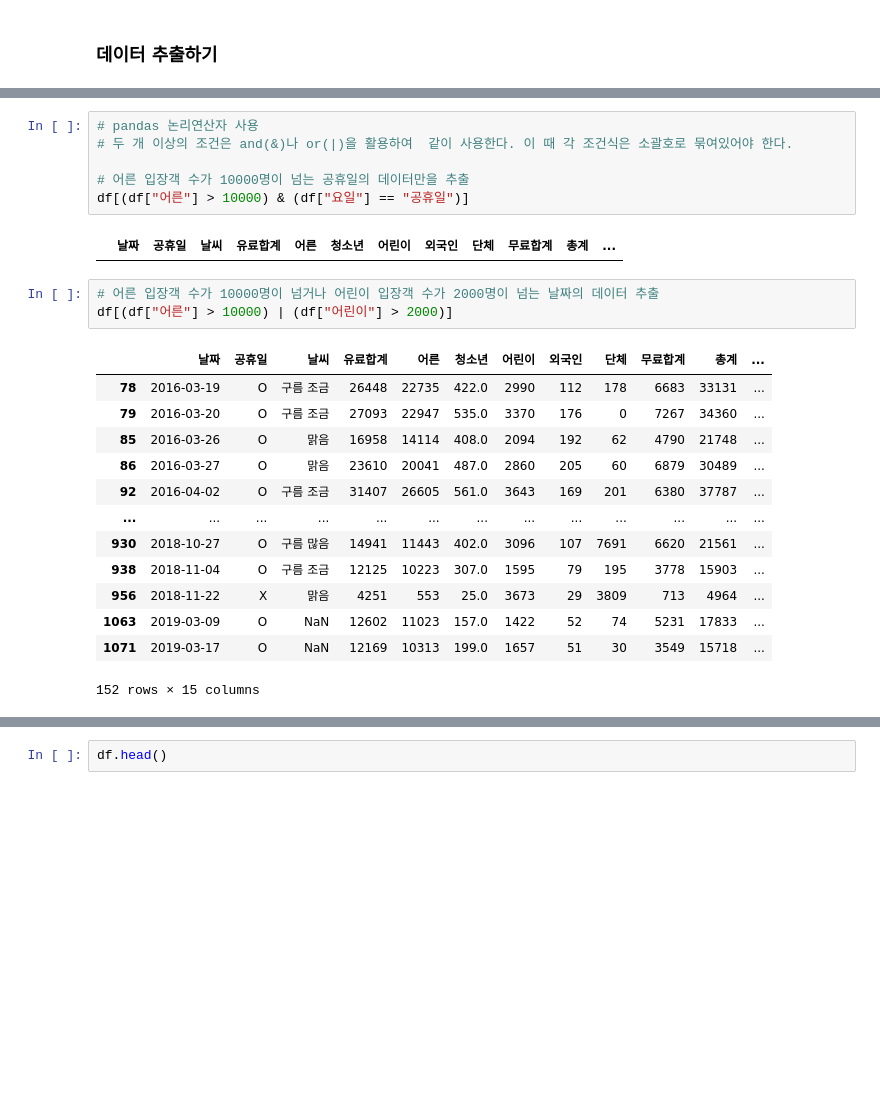
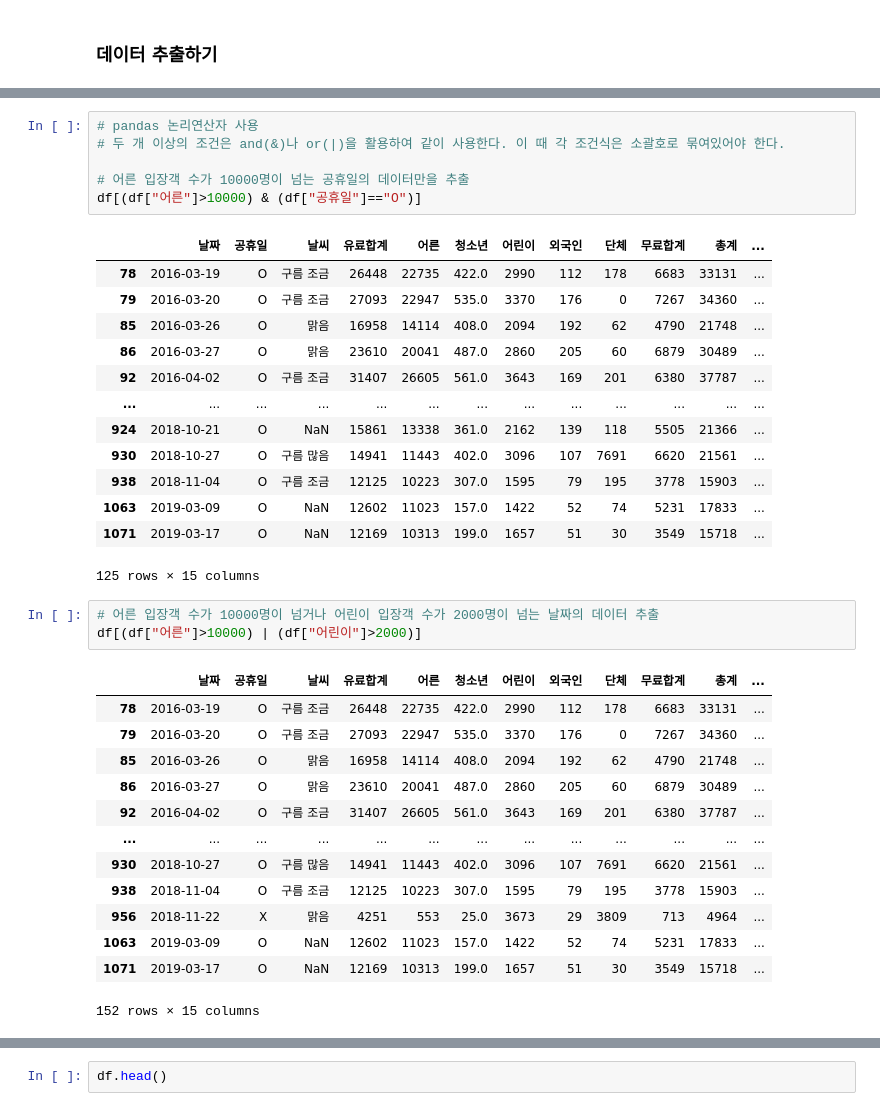
Before and after one commit to jaeseung9/jsStudy, a Jupyter notebook: 12_pandas/data_analysis/06_데이터 추출하기.ipynb, the cells around one changed output, grey strips where cells are left out. Saved outputs shown, nothing was run; the diff lists cells and outputs as text; blank space fills up the shorter version.

```diff
--- a/12_pandas/data_analysis/06_데이터 추출하기.ipynb
+++ b/12_pandas/data_analysis/06_데이터 추출하기.ipynb
@@ -32,14 +35,26 @@ df[df["어른"] > 5000]
 # %%
 # pandas 논리연산자 사용
-# 두 개 이상의 조건은 and(&)나 or(|)을 활용하여  같이 사용한다. 이 때 각 조건식은 소괄호로 묶여있어야 한다.
+# 두 개 이상의 조건은 and(&)나 or(|)을 활용하여 같이 사용한다. 이 때 각 조건식은 소괄호로 묶여있어야 한다.
 
 # 어른 입장객 수가 10000명이 넘는 공휴일의 데이터만을 추출
-df[(df["어른"] > 10000) & (df["요일"] == "공휴일")]
+df[(df["어른"]>10000) & (df["공휴일"]=="O")]
 # %% [output]
 |  | 날짜 | 공휴일 | 날씨 | 유료합계 | 어른 | 청소년 | 어린이 | 외국인 | 단체 | 무료합계 | 총계 | ... |
+| 78 | 2016-03-19 | O | 구름 조금 | 26448 | 22735 | 422.0 | 2990 | 112 | 178 | 6683 | 33131 | ... |
+| 79 | 2016-03-20 | O | 구름 조금 | 27093 | 22947 | 535.0 | 3370 | 176 | 0 | 7267 | 34360 | ... |
+| 85 | 2016-03-26 | O | 맑음 | 16958 | 14114 | 408.0 | 2094 | 192 | 62 | 4790 | 21748 | ... |
+| 86 | 2016-03-27 | O | 맑음 | 23610 | 20041 | 487.0 | 2860 | 205 | 60 | 6879 | 30489 | ... |
+| 92 | 2016-04-02 | O | 구름 조금 | 31407 | 26605 | 561.0 | 3643 | 169 | 201 | 6380 | 37787 | ... |
+| ... | ... | ... | ... | ... | ... | ... | ... | ... | ... | ... | ... | ... |
+| 924 | 2018-10-21 | O | NaN | 15861 | 13338 | 361.0 | 2162 | 139 | 118 | 5505 | 21366 | ... |
+| 930 | 2018-10-27 | O | 구름 많음 | 14941 | 11443 | 402.0 | 3096 | 107 | 7691 | 6620 | 21561 | ... |
+| 938 | 2018-11-04 | O | 구름 조금 | 12125 | 10223 | 307.0 | 1595 | 79 | 195 | 3778 | 15903 | ... |
+| 1063 | 2019-03-09 | O | NaN | 12602 | 11023 | 157.0 | 1422 | 52 | 74 | 5231 | 17833 | ... |
+| 1071 | 2019-03-17 | O | NaN | 12169 | 10313 | 199.0 | 1657 | 51 | 30 | 3549 | 15718 | ... |
+125 rows × 15 columns
 # %%
 # 어른 입장객 수가 10000명이 넘거나 어린이 입장객 수가 2000명이 넘는 날짜의 데이터 추출
-df[(df["어른"] > 10000) | (df["어린이"] > 2000)]
+df[(df["어른"]>10000) | (df["어린이"]>2000)]
 # %% [output]
 |  | 날짜 | 공휴일 | 날씨 | 유료합계 | 어른 | 청소년 | 어린이 | 외국인 | 단체 | 무료합계 | 총계 | ... |
 | 78 | 2016-03-19 | O | 구름 조금 | 26448 | 22735 | 422.0 | 2990 | 112 | 178 | 6683 | 33131 | ... |
```
Also changed, not shown: parts of 17 cells of this notebook, 13 other files.
